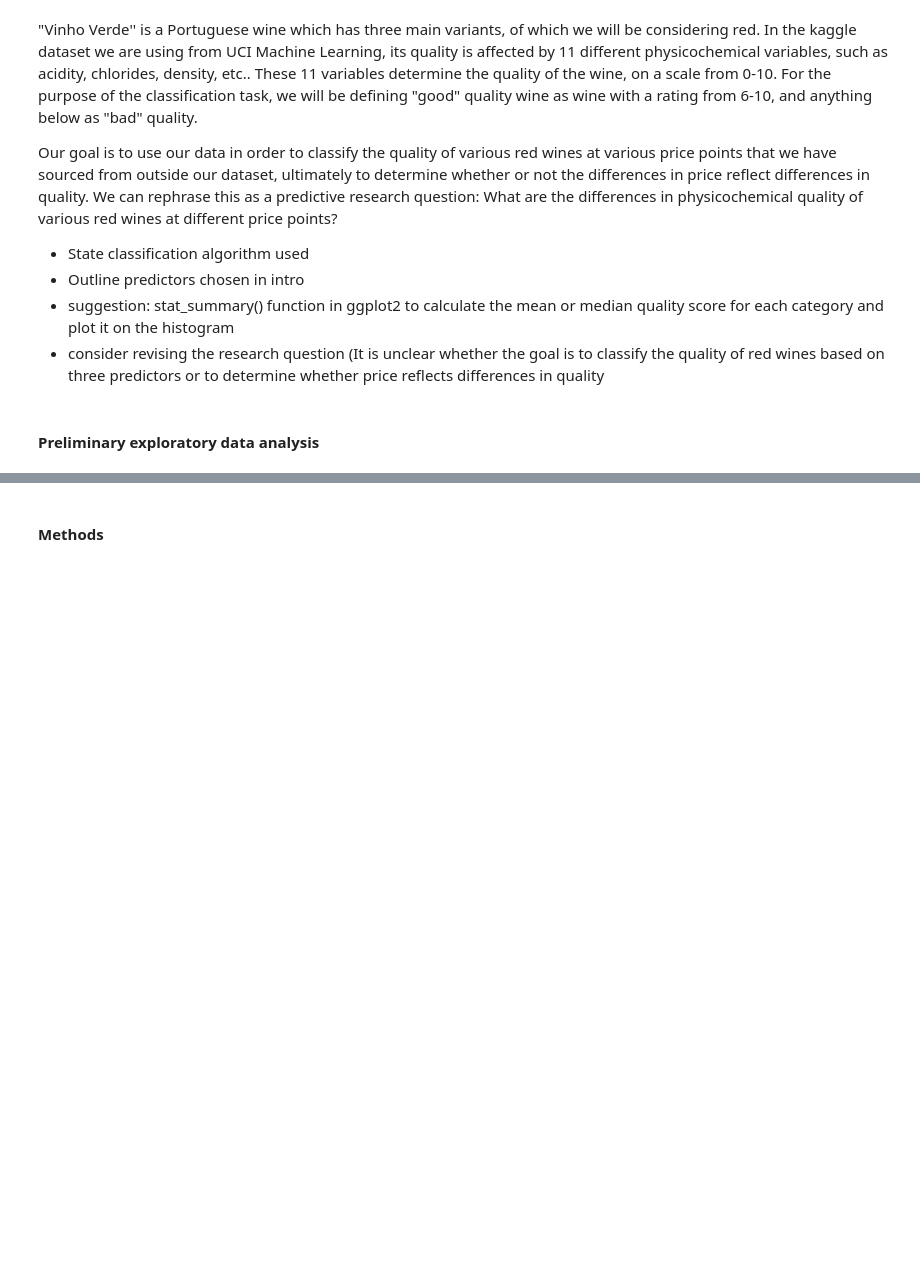
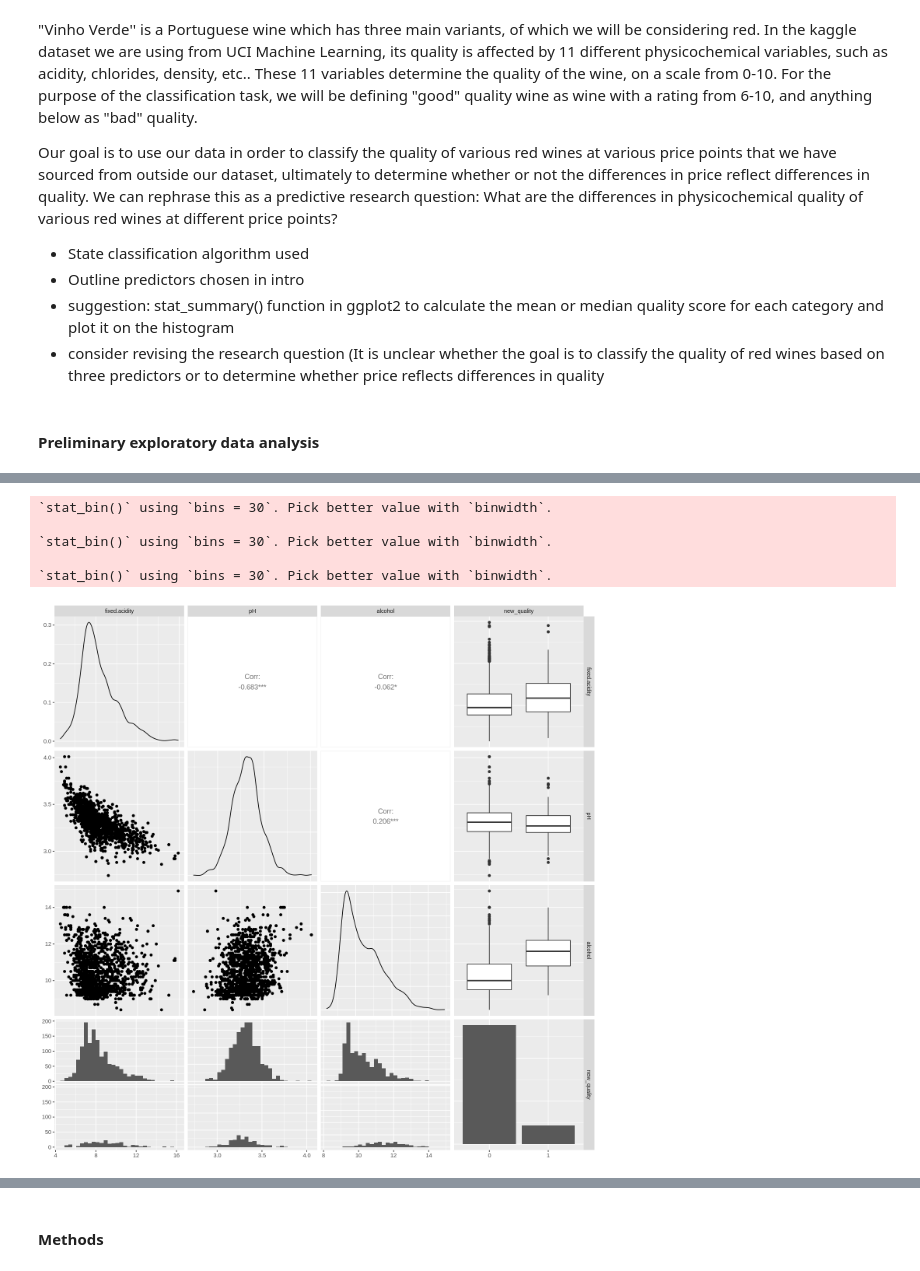
Before and after one commit to man-on-wire/Vinho-Verde, a Jupyter notebook: Written Proposal.ipynb, the cells around one changed output, grey strips where cells are left out. Drawn from its saved outputs; the diff is of its cells as text; code cells hidden in the pictures; blank space fills up the shorter version.

Commit message:
GGpairs, New upscaling, new observations

```diff
--- a/Written Proposal.ipynb
+++ b/Written Proposal.ipynb
@@ -165,3 +205,17 @@ A tibble: 1 × 1
+# %%
+options(repr.plot.height = 12, repr.plot.width = 12)
+library(ggplot2)
+library(GGally)
+
+my_ggpairs <- ggpairs(red_wine, columns = c("fixed.acidity", "pH", "alcohol", "new_quality"))
+my_ggpairs
+# %% [output]
+`stat_bin()` using `bins = 30`. Pick better value with `binwidth`.
+
+`stat_bin()` using `bins = 30`. Pick better value with `binwidth`.
+
+`stat_bin()` using `bins = 30`. Pick better value with `binwidth`.
+[figure, added]
 # %%
 #Below, we have created three histograms according to three predictors, showing distribution of wine quality
 
```
Also changed, not shown: parts of 7 cells of this notebook.
